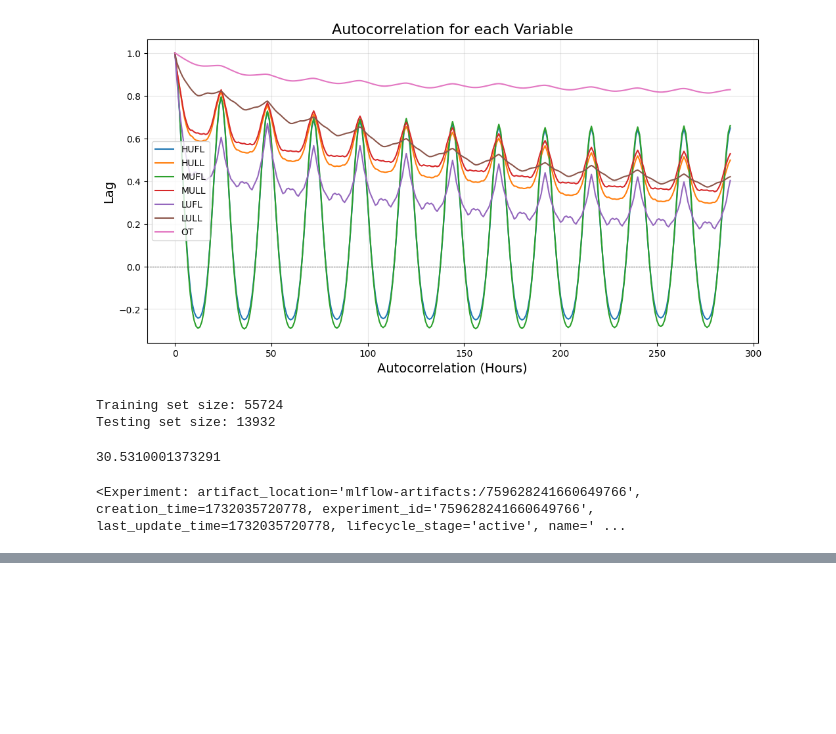
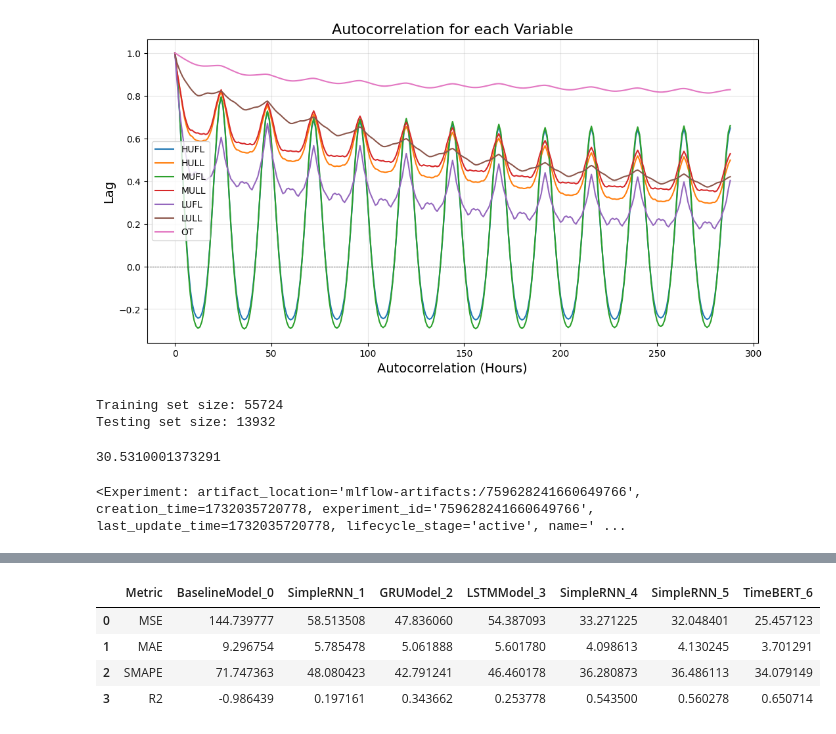
Before and after one commit to alexanderhxs/Deep-Learning-Project-2, a Jupyter notebook: notebooks/RNNs.ipynb, the cells around one changed output, grey strips where cells are left out. Cells and saved outputs as stored; diff of their text form; code cells hidden in the pictures; blank space fills up the shorter version.

Commit message:
add metric table

```diff
--- a/notebooks/RNNs.ipynb
+++ b/notebooks/RNNs.ipynb
@@ -518,7 +525,7 @@ def model_evaluation(models, dataloader):
         ss_residual = torch.sum((actual - pred) ** 2)
         return (1 - ss_residual / ss_total).item()
 
-    model_names = [model.__class__.__name__ for model in models]
+    model_names = [f"{model.__class__.__name__}_{i}" for i, model in enumerate(models)]
     result_df = pd.DataFrame(columns=(['Metric'] + model_names))
     rows = []
 
@@ -532,16 +539,16 @@ def model_evaluation(models, dataloader):
     for metric_name, metric_fn in metrics.items():
         row = {'Metric': metric_name}
 
-        for model in models:
+        for i, model in enumerate(models):
             model.eval()
             preds = []
             actuals = []
 
             with torch.no_grad():
                 for sequences, targets in dataloader:
-                    if model == 'BaselineModel':
-                        preds.append(targets[:-1])
-                        actuals.append(targets[1:])
+                    if model.__class__.__name__ == 'BaselineModel':
+                        preds.append(targets[1:])
+                        actuals.append(targets[:-1])
                     else:
                         outputs = model(sequences)  # Get predictions
                         preds.append(outputs.squeeze())  # Squeeze for 1D compatibility
@@ -551,10 +558,11 @@ def model_evaluation(models, dataloader):
             actuals = torch.cat(actuals, dim=0)
 
             # Compute metric
-            row[model.__class__.__name__] = metric_fn(preds, actuals)
+            unique_name = f"{model.__class__.__name__}_{i}"  # Unique column name for each model
+            row[unique_name] = metric_fn(preds, actuals)
 
-            if isinstance(row[model.__class__.__name__], torch.Tensor):
-                row[model.__class__.__name__] = row[model.__class__.__name__].item()
+            if isinstance(row[unique_name], torch.Tensor):
+                row[unique_name] = row[unique_name].item()
 
 
         rows.append(row)  # Add the row to the list
@@ -566,3 +574,11 @@ def model_evaluation(models, dataloader):
 models = [baseline_model, trained_model, gru_model_trained, trained_lstm, trained_stacked_rnn, trained_hp_model, trained_bertmodel]
 
 result_df = model_evaluation(models, test_loader)
+# %%
+display(result_df)
+# %% [output]
+|  | Metric | BaselineModel_0 | SimpleRNN_1 | GRUModel_2 | LSTMModel_3 | SimpleRNN_4 | SimpleRNN_5 | TimeBERT_6 |
+| 0 | MSE | 144.739777 | 58.513508 | 47.836060 | 54.387093 | 33.271225 | 32.048401 | 25.457123 |
+| 1 | MAE | 9.296754 | 5.785478 | 5.061888 | 5.601780 | 4.098613 | 4.130245 | 3.701291 |
+| 2 | SMAPE | 71.747363 | 48.080423 | 42.791241 | 46.460178 | 36.280873 | 36.486113 | 34.079149 |
+| 3 | R2 | -0.986439 | 0.197161 | 0.343662 | 0.253778 | 0.543500 | 0.560278 | 0.650714 |
```
Also changed, not shown: parts of 8 cells of this notebook.
